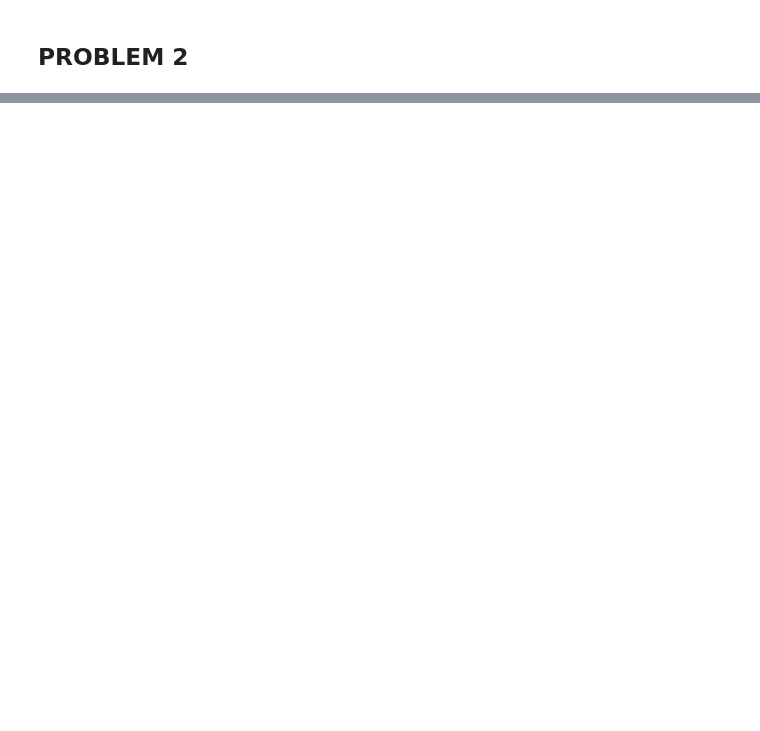
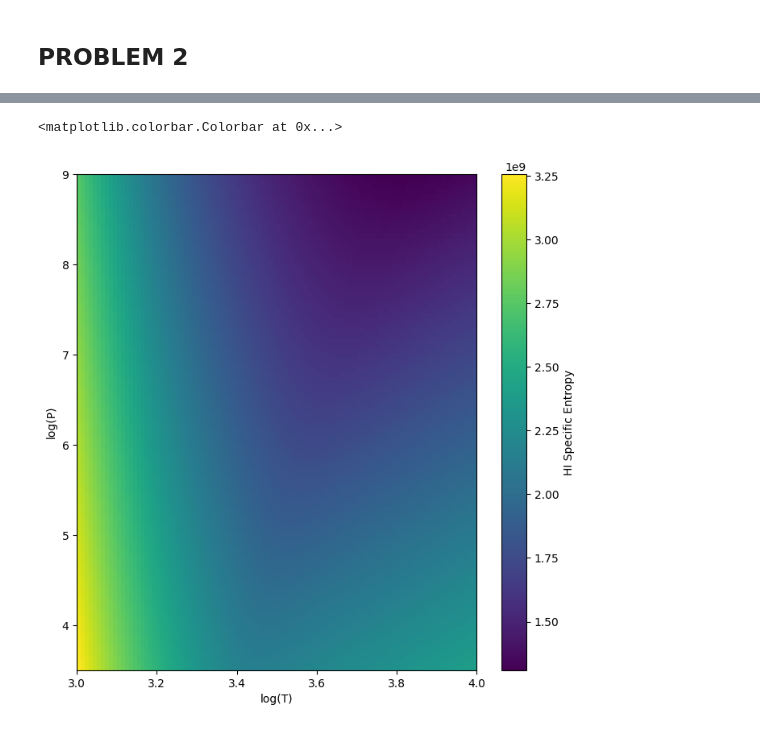
Before and after one commit to e-pritchard/ASTR-104-Homework-4---Evan-Pritchard, a Jupyter notebook: ASTR 104 Homework 4.ipynb, the cells around one changed output, grey strips where cells are left out. Cells and saved outputs as stored; diff of their text form; code cells hidden in the pictures; blank space fills up the shorter version.

```diff
--- a/ASTR 104 Homework 4.ipynb
+++ b/ASTR 104 Homework 4.ipynb
@@ -289,0 +237,12 @@ def x_HII(T, P):
+# %%
+S_HI_matrix = np.full([len(temp_array), len(pressure_array)], np.nan)
+
+for i, P in enumerate(pressure_array):
+    for j, T in enumerate(temp_array):
+        eep = F_HI(P, X_HI_matrix[i,j])
+        S_HI = derivative(eep, T)
+        # print(S_HII)
+        # print(type(S_HII))
+        S_HI_matrix[i,j] = S_HI.df
+
+S_HI_matrix
@@ -289,0 +263,9 @@ def x_HII(T, P):
+# %%
+plt.figure(figsize=[8,8])
+plt.imshow(S_HI_matrix, origin='lower', interpolation="nearest", extent=[3, 4, 3.5, 9], aspect="auto")
+plt.xlabel("log(T)")
+plt.ylabel("log(P)")
+plt.colorbar(label="HI Specific Entropy")
+# %% [output]
+<matplotlib.colorbar.Colorbar at 0x...>
+[figure, added]
```
Also changed, not shown: parts of 72 cells of this notebook.
